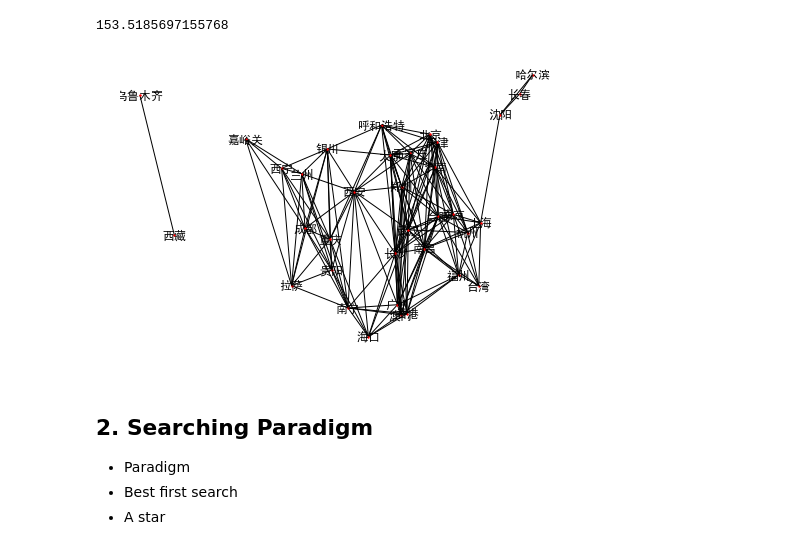
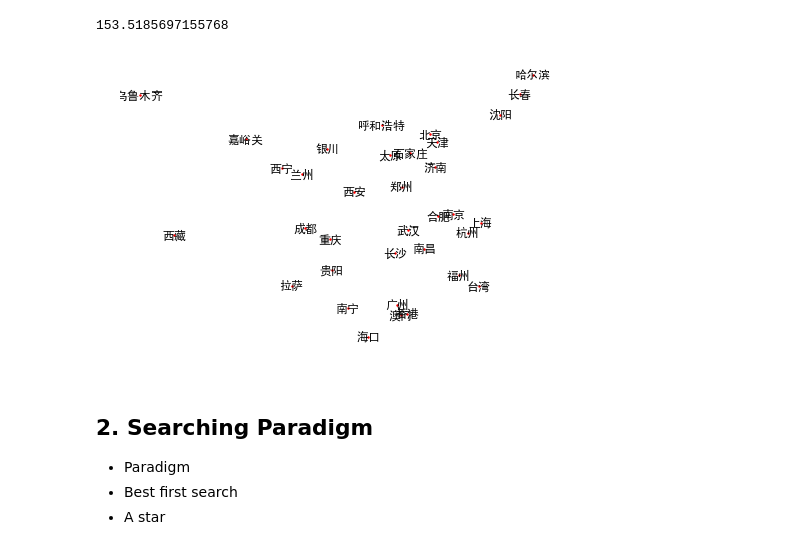
Before and after one commit to LuanBoheng/NLP-course, a Jupyter notebook: week_3/_doc_week3_recode.ipynb, the cells around one changed output. Cells and saved outputs as stored; diff of their text form; code cells hidden in the pictures.

```diff
--- a/week_3/_doc_week3_recode.ipynb
+++ b/week_3/_doc_week3_recode.ipynb
@@ -106,13 +106,13 @@ get_geo_distance('杭州', '上海')
 # %% [output]
 153.5185697155768
 # %%
-threshold = 700
+threshold = 70
 city_edges = {s:[e for e in city_names if get_geo_distance(s,e) <= threshold] for s in city_names}
 city_edges_graph = nx.Graph(city_edges)
 
 nx.draw(city_edges_graph, city_coordinates, with_labels=True, node_size=2)
 # %% [output]
-[figure, old version]
+[figure, new version]
 # %% [markdown]
 ## 2. Searching Paradigm
 - Paradigm
```
Also changed, not shown: parts of 6 cells of this notebook, 5 other files.
